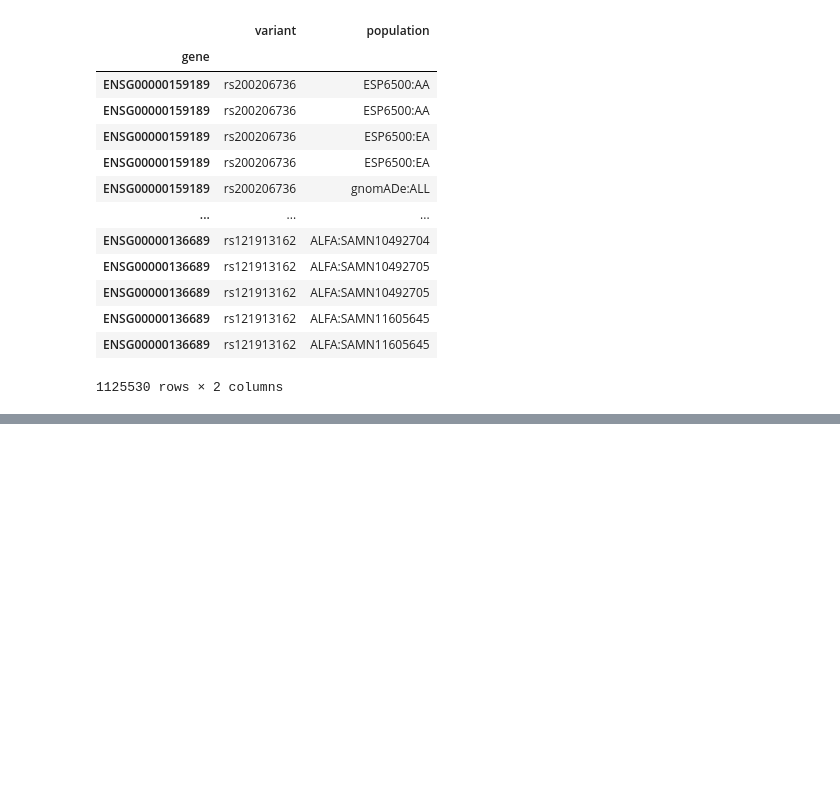
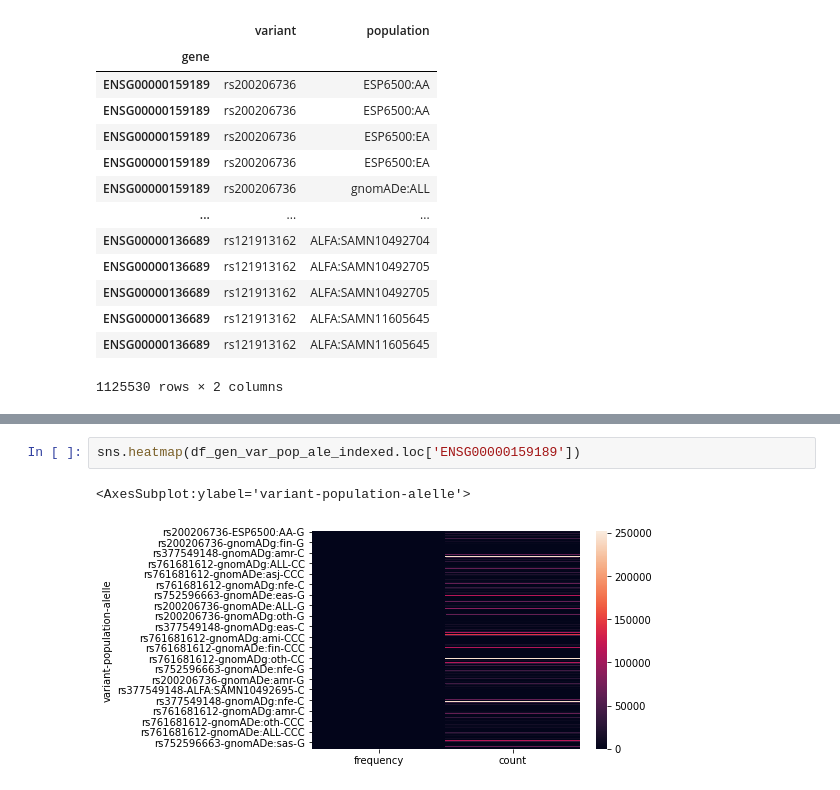
Before and after one commit to lgdc-ufpa/immunogenetic-applications-in-covid-19, a Jupyter notebook: sprint4_data_visualization/sprint4_2_data_visualizations/main.ipynb, the cells around one changed output, grey strips where cells are left out. Saved outputs shown, nothing was run; the diff lists cells and outputs as text; blank space fills up the shorter version.

```diff
--- a/sprint4_data_visualization/sprint4_2_data_visualizations/main.ipynb
+++ b/sprint4_data_visualization/sprint4_2_data_visualizations/main.ipynb
@@ -112,0 +346,5 @@ df_hmp1_indexed_gene
+# %%
+sns.heatmap(df_gen_var_pop_ale_indexed.loc['ENSG00000159189'])
+# %% [output]
+<AxesSubplot:ylabel='variant-population-alelle'>
+[figure, added]
```
Also changed, not shown: parts of 14 cells of this notebook.
